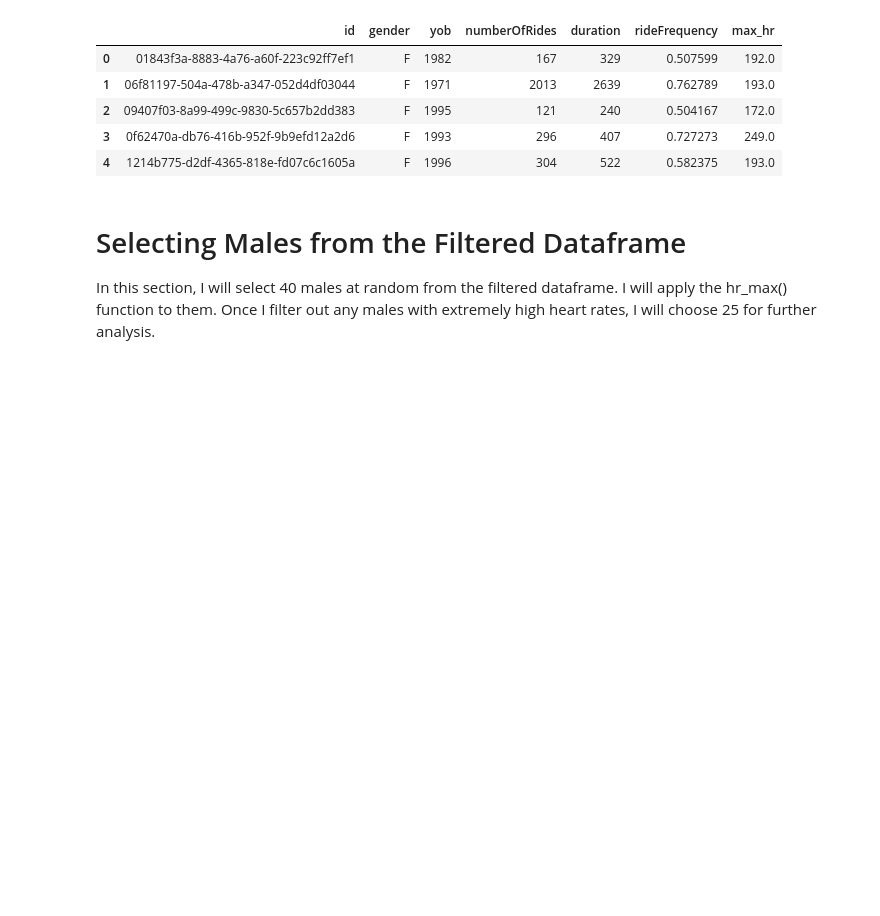
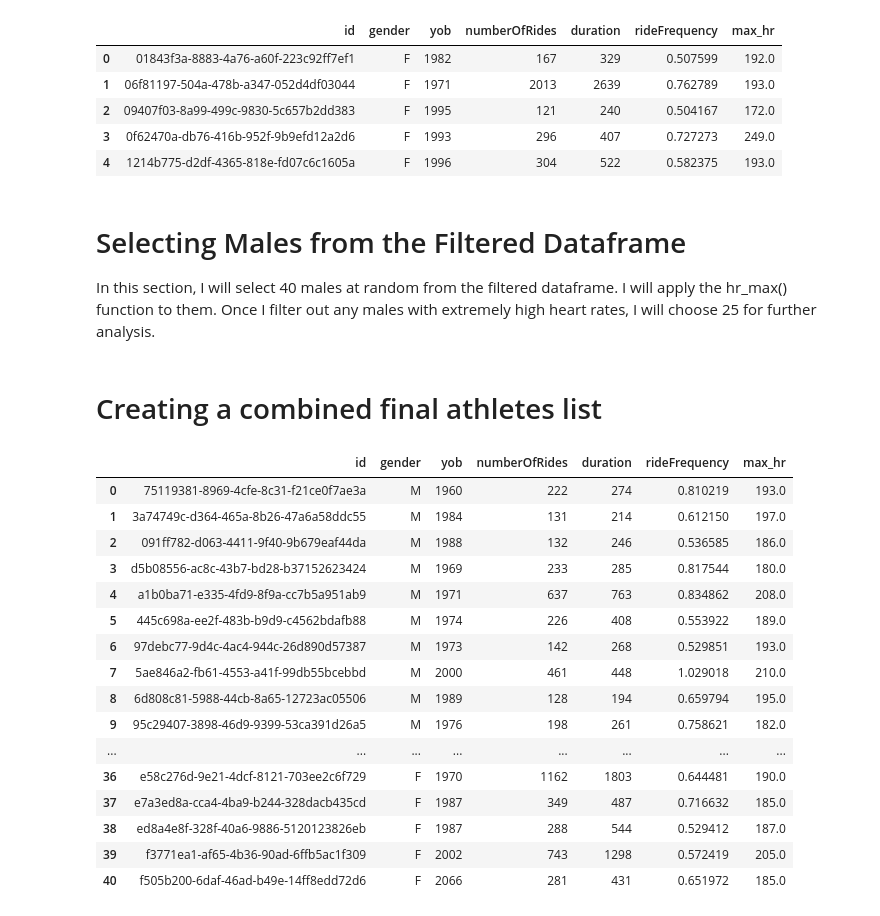
Before and after one commit to HimalKarkal/Golden-Cheetah, a Jupyter notebook: notebooks/0.02_heart_rate_filtering.ipynb, the cells around one changed output. Saved outputs shown, nothing was run; the diff lists cells and outputs as text; code cells hidden in the pictures; blank space fills up the shorter version.

```diff
--- a/notebooks/0.02_heart_rate_filtering.ipynb
+++ b/notebooks/0.02_heart_rate_filtering.ipynb
@@ -272,3 +272,37 @@ df_males_sample["max_hr"] = Parallel(n_jobs=-1)(
 # Saving df_males_sample to csv as df_males
 
 df_males_sample.to_csv(r"data\interim\df_males.csv", index=False)
+# %% [markdown]
+# Creating a combined final athletes list
+# %%
+# Combining the selected males and females and creating a combined list
+df_males_filtered = pd.read_csv(r"data\interim\df_males.csv")
+df_females_filtered = pd.read_csv(r"data\interim\df_females.csv")
+# %%
+# Retaining individuals with heart rates below the set thresholds
+df_males_filtered = df_males_filtered[df_males_filtered["max_hr"] <= 215]
+df_females_filtered = df_females_filtered[df_females_filtered["max_hr"] <= 210]
+# %%
+# Merging the two dataframes
+df_athletes_final = pd.concat(
+    [df_males_filtered, df_females_filtered], join="outer"
+).reset_index(drop=True)
+df_athletes_final
+# %% [output]
+|  | id | gender | yob | numberOfRides | duration | rideFrequency | max_hr |
+| 0 | 75119381-8969-4cfe-8c31-f21ce0f7ae3a | M | 1960 | 222 | 274 | 0.810219 | 193.0 |
+| 1 | 3a74749c-d364-465a-8b26-47a6a58ddc55 | M | 1984 | 131 | 214 | 0.612150 | 197.0 |
+| 2 | 091ff782-d063-4411-9f40-9b679eaf44da | M | 1988 | 132 | 246 | 0.536585 | 186.0 |
+| 3 | d5b08556-ac8c-43b7-bd28-b37152623424 | M | 1969 | 233 | 285 | 0.817544 | 180.0 |
+| 4 | a1b0ba71-e335-4fd9-8f9a-cc7b5a951ab9 | M | 1971 | 637 | 763 | 0.834862 | 208.0 |
+| 5 | 445c698a-ee2f-483b-b9d9-c4562bdafb88 | M | 1974 | 226 | 408 | 0.553922 | 189.0 |
+| 6 | 97debc77-9d4c-4ac4-944c-26d890d57387 | M | 1973 | 142 | 268 | 0.529851 | 193.0 |
+| 7 | 5ae846a2-fb61-4553-a41f-99db55bcebbd | M | 2000 | 461 | 448 | 1.029018 | 210.0 |
+| 8 | 6d808c81-5988-44cb-8a65-12723ac05506 | M | 1989 | 128 | 194 | 0.659794 | 195.0 |
+| 9 | 95c29407-3898-46d9-9399-53ca391d26a5 | M | 1976 | 198 | 261 | 0.758621 | 182.0 |
+| ... | ... | ... | ... | ... | ... | ... | ... |
+| 36 | e58c276d-9e21-4dcf-8121-703ee2c6f729 | F | 1970 | 1162 | 1803 | 0.644481 | 190.0 |
+| 37 | e7a3ed8a-cca4-4ba9-b244-328dacb435cd | F | 1987 | 349 | 487 | 0.716632 | 185.0 |
+| 38 | ed8a4e8f-328f-40a6-9886-5120123826eb | F | 1987 | 288 | 544 | 0.529412 | 187.0 |
+| 39 | f3771ea1-af65-4b36-90ad-6ffb5ac1f309 | F | 2002 | 743 | 1298 | 0.572419 | 205.0 |
+| 40 | f505b200-6daf-46ad-b49e-14ff8edd72d6 | F | 2066 | 281 | 431 | 0.651972 | 185.0 |
```
Also changed, not shown: parts of 1 cell of this notebook, 3 other files.
